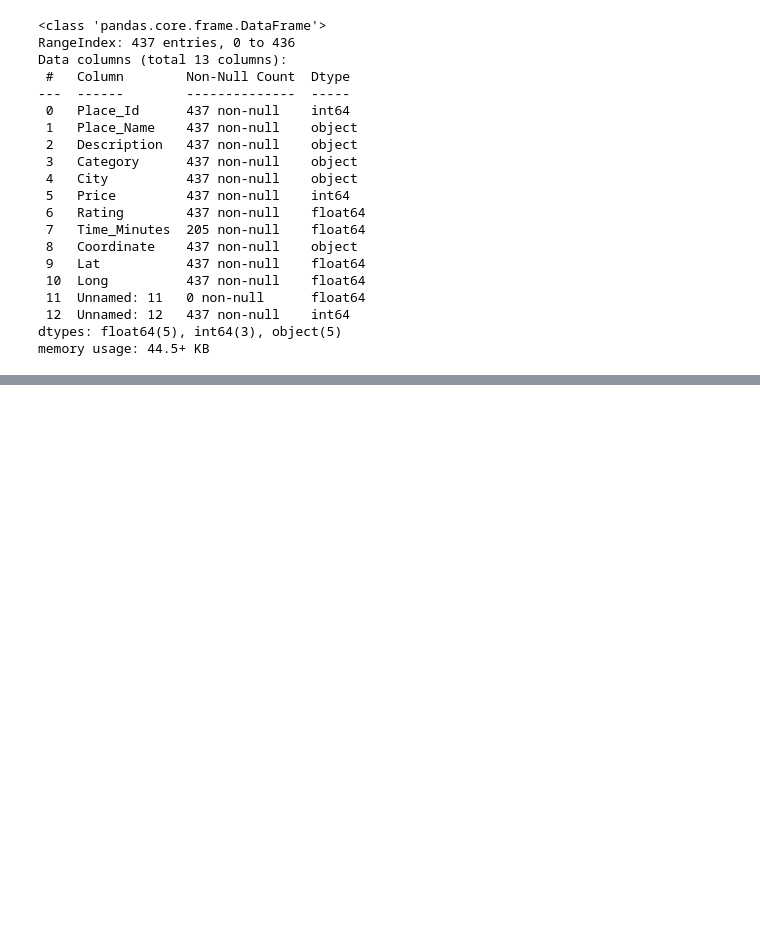
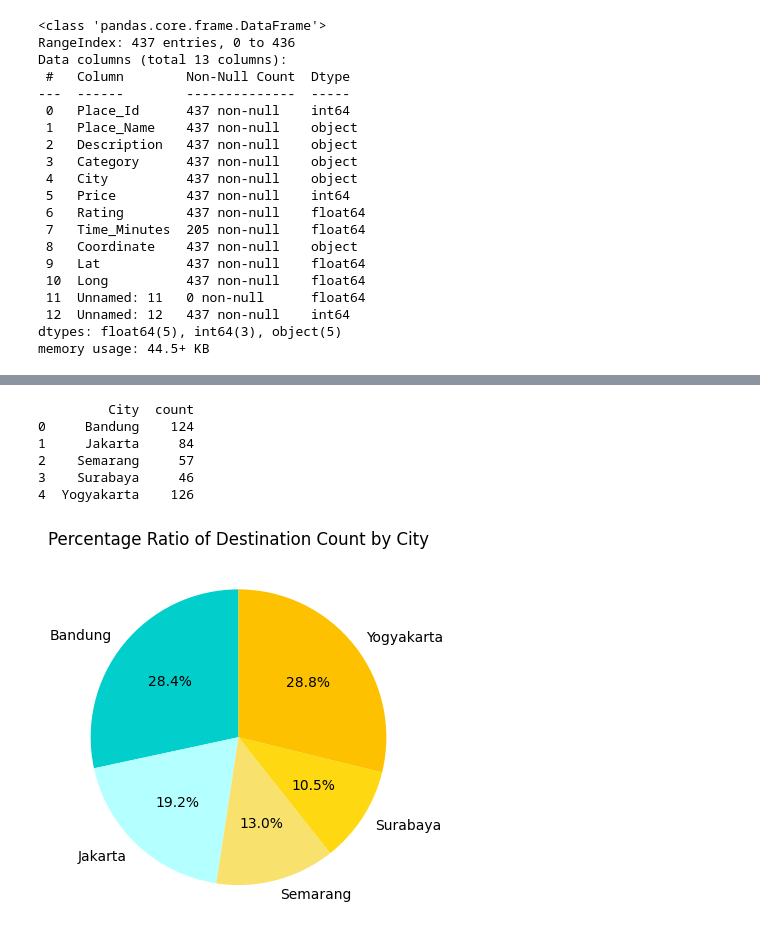
Before and after one commit to AlbertusAlanMehetabel/JelaJava, a Jupyter notebook: Model/JelaJava.ipynb, the cells around one changed output, grey strips where cells are left out. Saved outputs shown, nothing was run; the diff lists cells and outputs as text; code cells hidden in the pictures; blank space fills up the shorter version.

```diff
--- a/Model/JelaJava.ipynb
+++ b/Model/JelaJava.ipynb
@@ -121,0 +147,27 @@ memory usage: 44.5+ KB
+# %%
+# Calculating the total number of destinations in a city using the agg count function.
+count_city = place.groupby('City')['Place_Name'].agg(['count'])
+
+# Convert the result of aggregation into a pandas DataFrame
+df_city_count = pd.DataFrame(count_city).reset_index()
+
+# Display the resulting DataFrame
+print(df_city_count)
+# %% [output]
+         City  count
+0     Bandung    124
+1     Jakarta     84
+2    Semarang     57
+3    Surabaya     46
+4  Yogyakarta    126
+# %%
+plt.pie(df_city_count['count'],
+        labels = df_city_count['City'],
+        colors=['#02cecb', '#b4ffff', '#f8e16c', '#fed811', '#fdc100'],
+        autopct='%1.1f%%',
+        startangle=90)
+plt.title('Percentage Ratio of Destination Count by City')
+
+plt.show()
+# %% [output]
+[figure, added]
```
Also changed, not shown: parts of 2 cells of this notebook.
